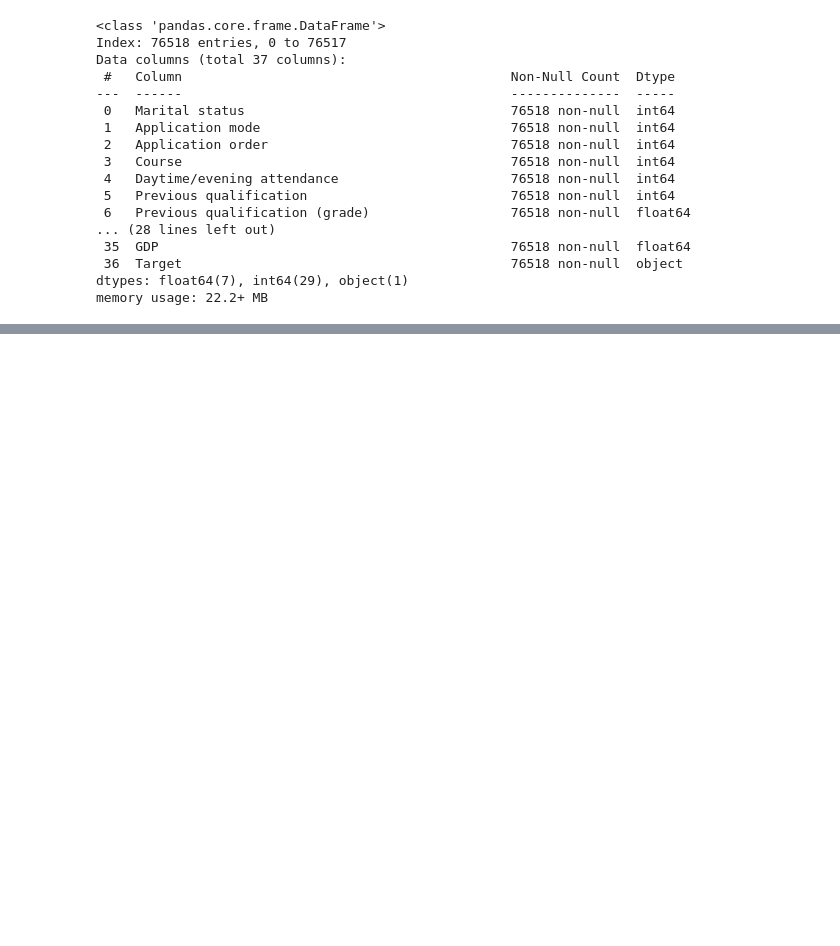
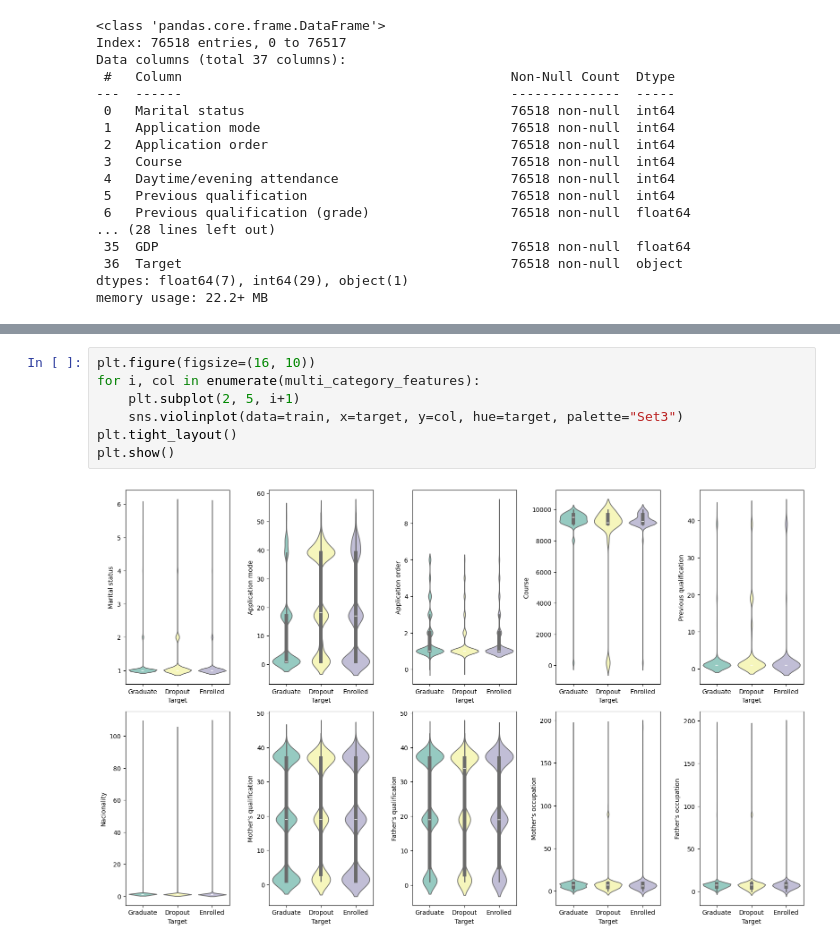
Before and after one commit to Tsur1k/ML-case4, a Jupyter notebook: notebooks/main.ipynb, the cells around one changed output, grey strips where cells are left out. Cells and saved outputs as stored; diff of their text form; blank space fills up the shorter version.

```diff
--- a/notebooks/main.ipynb
+++ b/notebooks/main.ipynb
@@ -188,0 +185,9 @@ interval columns not set, guessing: ['Marital status', 'Application mode', 'Appl
+# %%
+plt.figure(figsize=(16, 10))
+for i, col in enumerate(multi_category_features):
+    plt.subplot(2, 5, i+1)
+    sns.violinplot(data=train, x=target, y=col, hue=target, palette="Set3")
+plt.tight_layout()
+plt.show()
+# %% [output]
+[figure, added]
```
Also changed, not shown: parts of 57 cells of this notebook.
